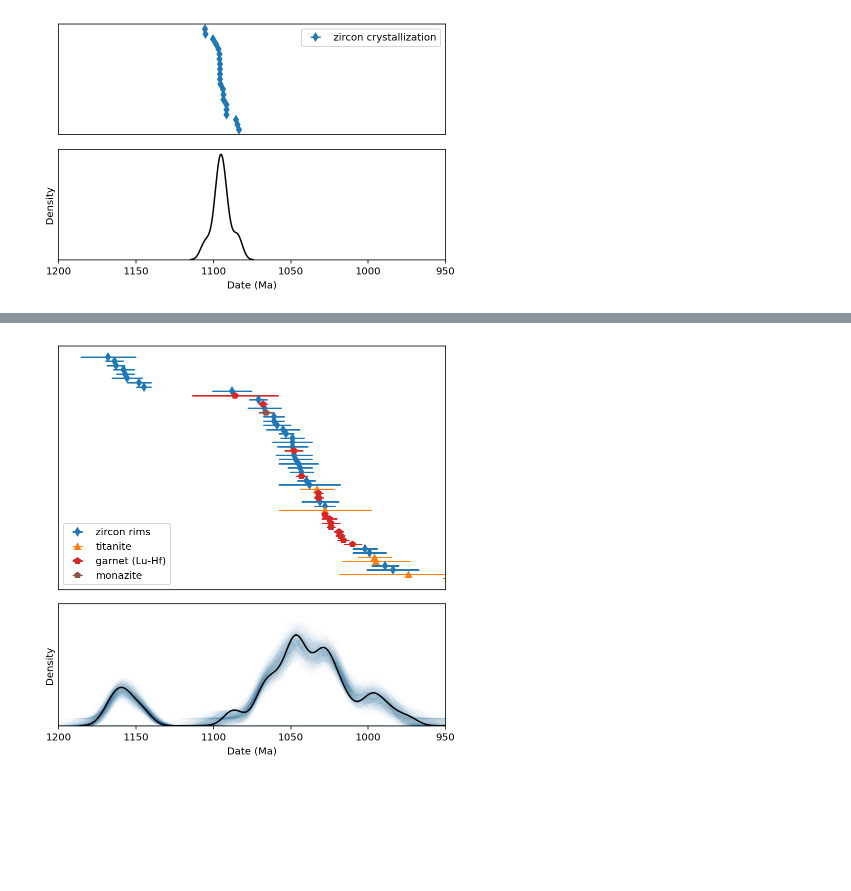
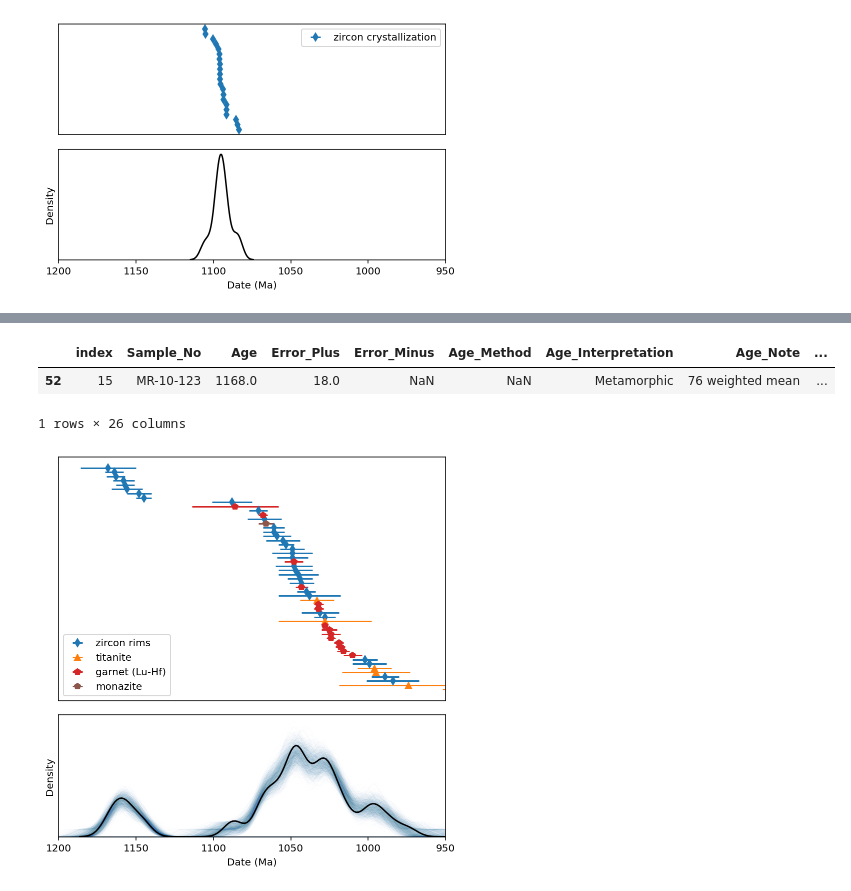
Before and after one commit to Swanson-Hysell/Mesoproterozoic_Turning_Point, a Jupyter notebook: code/Mesoprot_geochron.ipynb, the cells around one changed output, grey strips where cells are left out. Drawn from its saved outputs; the diff is of its cells as text; code cells hidden in the pictures; blank space fills up the shorter version.

```diff
--- a/code/Mesoprot_geochron.ipynb
+++ b/code/Mesoprot_geochron.ipynb
@@ -40,4 +48,10 @@ plt.show()
 # %%
 Grenville_dates = pd.read_csv('../data/Grenville_meta_dates.csv')
-Grenville_dates.sort_values('Date',inplace=True)
-Grenville_dates.reset_index(inplace=True)
+Blue_Ridge_dates = Grenville_dates[Grenville_dates.Geological_Province == 'Blue Ridge']
+Blue_Ridge_dates = Blue_Ridge_dates.sort_values('Age')
+Blue_Ridge_dates.reset_index(inplace=True)
+Blue_Ridge_dates.tail(1)
+# %% [output]
+|  | index | Sample_No | Age | Error_Plus | Error_Minus | Age_Method | Age_Interpretation | Age_Note | ... |
+| 52 | 15 | MR-10-123 | 1168.0 | 18.0 | NaN | NaN | Metamorphic | 76 weighted mean | ... |
+1 rows × 26 columns
```
Also changed, not shown: parts of 23 cells of this notebook, 5 other files.
